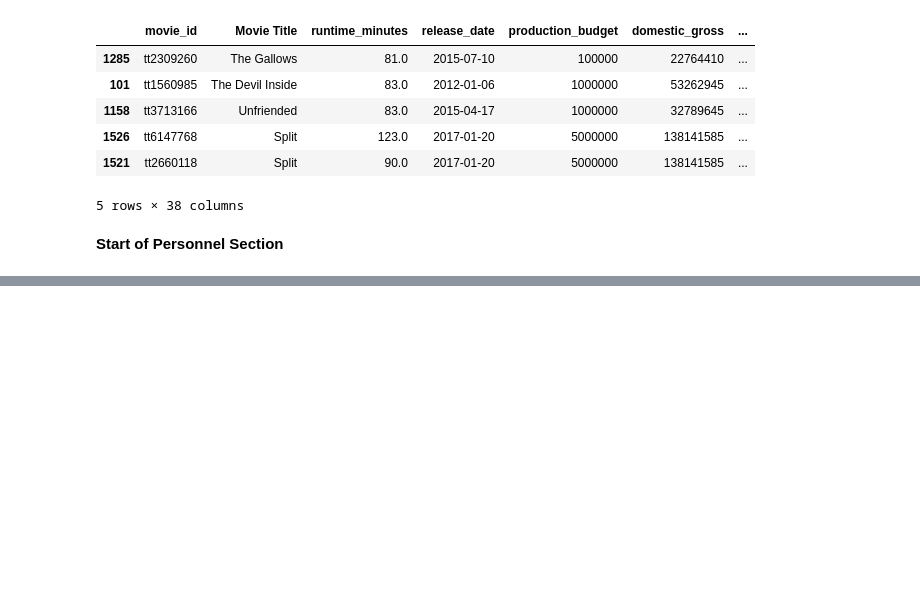
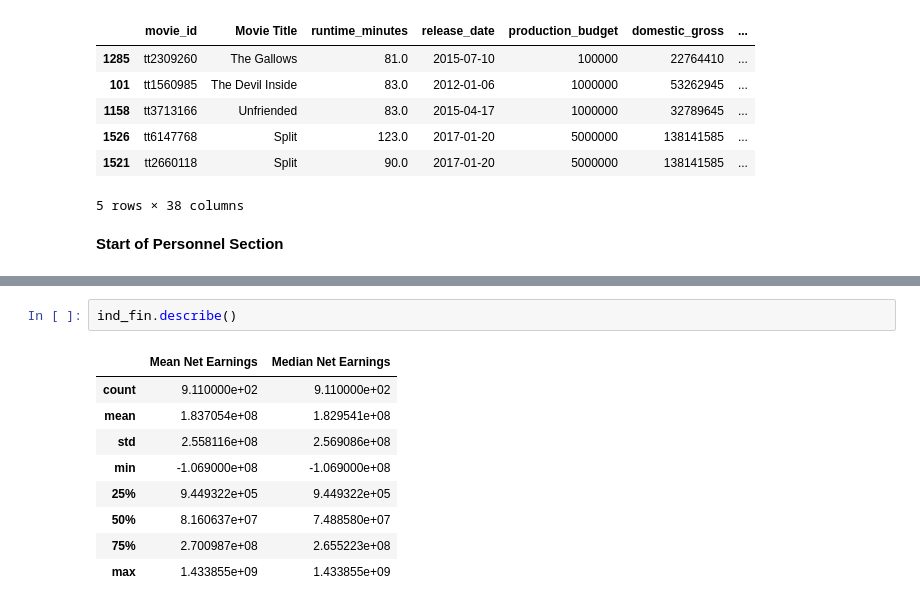
Before and after one commit to RH3421/Project-1-Microsoft-Makes-a-Movie, a Jupyter notebook: Genre_Budget.ipynb, the cells around one changed output, grey strips where cells are left out. Cells and saved outputs as stored; diff of their text form; blank space fills up the shorter version.

```diff
--- a/Genre_Budget.ipynb
+++ b/Genre_Budget.ipynb
@@ -424,0 +411,12 @@ top5_acting
+# %%
+ind_fin.describe()
+# %% [output]
+|  | Mean Net Earnings | Median Net Earnings |
+| count | 9.110000e+02 | 9.110000e+02 |
+| mean | 1.837054e+08 | 1.829541e+08 |
+| std | 2.558116e+08 | 2.569086e+08 |
+| min | -1.069000e+08 | -1.069000e+08 |
+| 25% | 9.449322e+05 | 9.449322e+05 |
+| 50% | 8.160637e+07 | 7.488580e+07 |
+| 75% | 2.700987e+08 | 2.655223e+08 |
+| max | 1.433855e+09 | 1.433855e+09 |
```
Also changed, not shown: parts of 8 cells of this notebook.
